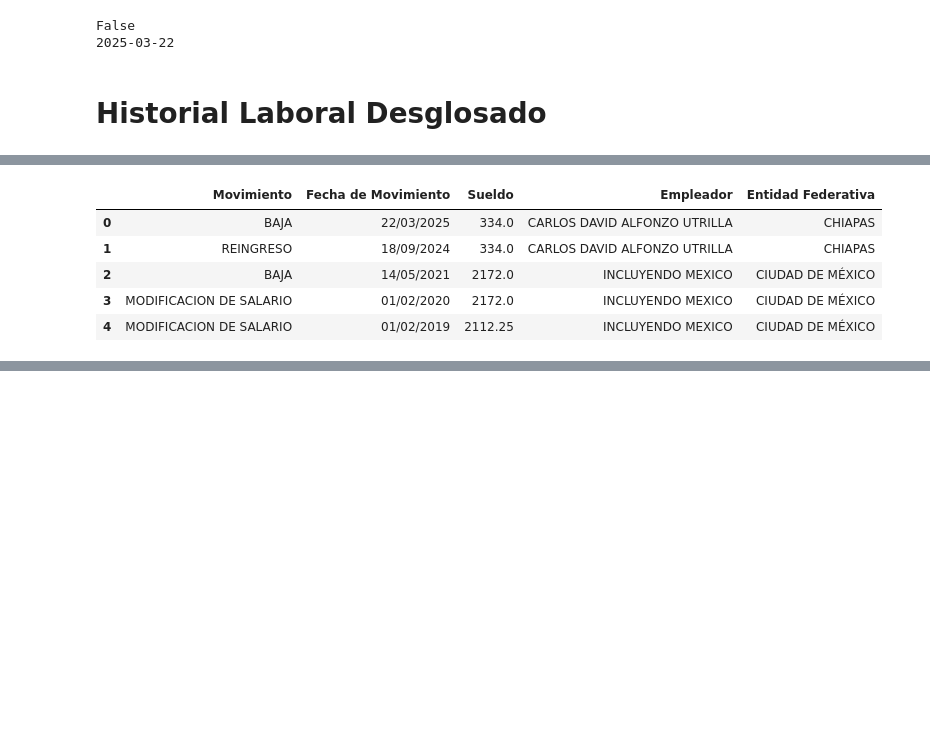
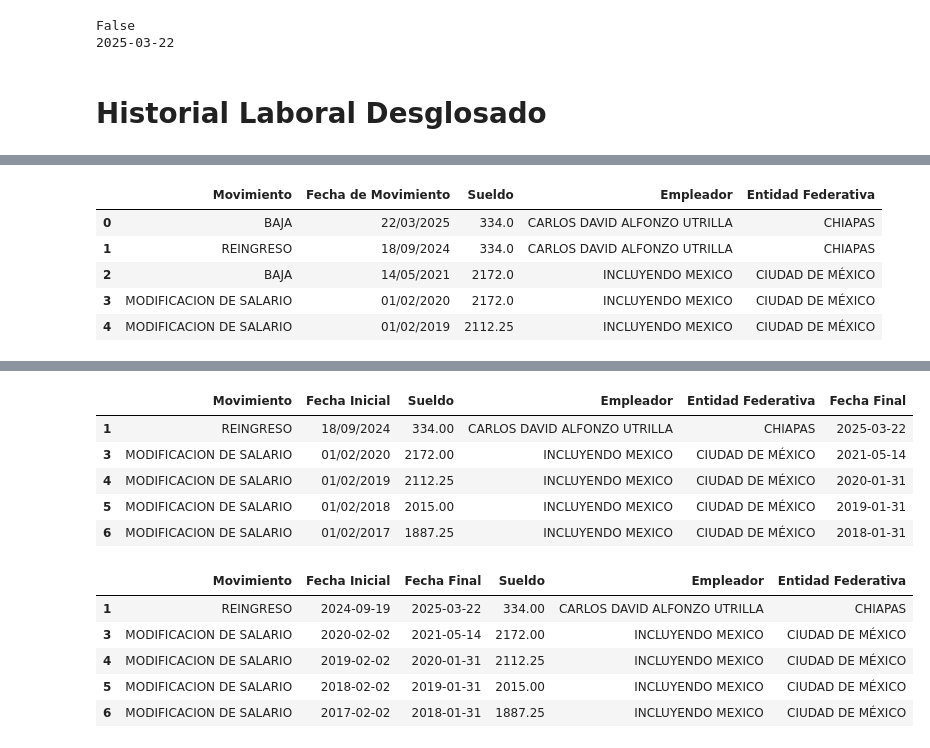
Before and after one commit to Alfonzo1114/streamlit, a Jupyter notebook: pages/Pensiones_V3.ipynb, the cells around one changed output, grey strips where cells are left out. Cells and saved outputs as stored; diff of their text form; code cells hidden in the pictures; blank space fills up the shorter version.

Commit message:
Finished Historial Desglosado function

```diff
--- a/pages/Pensiones_V3.ipynb
+++ b/pages/Pensiones_V3.ipynb
@@ -66,0 +67,9 @@ Martes, 13 de octubre de 1964
+# %%
+def convert_double_currency(value):
+    # We will receive a float value and return a string with $ and 2 decimals
+    return "${:,.2f}".format(value)
+
+# Example usage:
+value = 1234.56
+formatted_value = convert_double_currency(value)
+print(formatted_value)
@@ -402,10 +412,7 @@ def HistorialLaboralTabla(texto):
 
     # Find occurrences of the start and end blocks
     Inicio = [m.start() for m in re.finditer(re.escape(BloqueInicio), texto)]
-    print(Inicio)
     Final = [m.start() for m in re.finditer(re.escape(BloqueFinal), texto)]
-    # print(Final, BloqueFinal in texto)
-    print(texto)
     HistoriaLaboral = []
 
     # Extract information between blocks
@@ -415,8 +422,6 @@ def HistorialLaboralTabla(texto):
         HistoriaLaboral.append(output)
 
     # Initialize an empty DataFrame for the final table
-    HistoriaLaboralTable = pd.DataFrame()
-    # target_strings = {'ALTA', 'REINGRESO', 'MODIFICACION DE SALARIO', 'BAJA'}
     target_strings = {'ALTA', 'REINGRESO', 'MODIFICACION', 'BAJA'}
     Movimiento = list()
     FechaMovimiento = list()
@@ -438,11 +443,12 @@ def HistorialLaboralTabla(texto):
                 Sueldo.append(array[-1])
 
     # Convert 'Sueldo' elements to float before formatting
-    Sueldo_formatted = [float(s) for s in Sueldo]
+    Sueldo_str = [convert_double_currency(float(valor)) for valor in Sueldo]
     HistoriaLaboralTable_str = pd.DataFrame({
         'Movimiento': Movimiento,
+        # We will apply the format_spanish_date function to the list FechaMovimiento
         'Fecha de Movimiento': FechaMovimiento,
-        'Sueldo': Sueldo, #np.vectorize(lambda x: "${:,.2f}".format(x))(Sueldo_formatted),
+        'Sueldo': Sueldo_str,
         'Empleador': Empleador,
         'Entidad Federativa': EntidadFederativa
     })
@@ -450,47 +456,50 @@ def HistorialLaboralTabla(texto):
     HistoriaLaboralTable_str['Entidad Federativa'] = HistoriaLaboralTable_str['Entidad Federativa'].apply(lambda x: " ".join(x))
 
     HistoriaLaboralTable_num = HistoriaLaboralTable_str.copy()
-    HistoriaLaboralTable_num['Sueldo'] = Sueldo_formatted
+
+    HistoriaLaboralTable_str['Fecha de Movimiento'] = [format_spanish_date(date) for date in FechaMovimiento]
+    HistoriaLaboralTable_num['Sueldo'] = Sueldo
     return HistoriaLaboralTable_str, HistoriaLaboralTable_num
 
-HistoriaLaboralTable_str, HistoriaLaboralTable_num = HistorialLaboralTabla(texto)
-def HistorialLaboralDesglosada_fcn(texto, sigueCotizando, FechasUltimaBaja):
-    # Define the search string
-    HistoriaLaboralTable, _ = HistorialLaboralTabla(texto)
+HistoriaLaboralTable_str, HistorialLaboralTable_num = HistorialLaboralTabla(texto)
 
-    from datetime import timedelta
+display(HistorialLaboralTable_num.head())
+display(HistoriaLaboralTable_str.head())
+
+def HistorialLaboralDesglosada_fcn(HistoriaLaboralTable, texto, sigueCotizando, FechasUltimaBaja):
     Bajas = np.where(HistoriaLaboralTable['Movimiento'] == 'BAJA')[0]
     FechaFinal = HistoriaLaboralTable['Fecha de Movimiento'].values
+    # We will apply the convertir_a_fecha function to the list FechaFinal
+    FechaFinal = [convertir_a_fecha(fecha) for fecha in FechaFinal]
 
     for idx in range(len(HistoriaLaboralTable)):
-        FechaFinal[idx] = datetime.strptime(FechaFinal[idx], '%d/%m/%Y').date()
+        # print(FechaFinal[idx], type(FechaFinal[idx]))
         if idx not in Bajas:
             FechaFinal[idx] =  FechaFinal[idx] - timedelta(days=1)
 
-
     FechaFinal = np.roll(FechaFinal, 1)
-
     if sigueCotizando:
         FechaFinal[0] = FechasUltimaBaja
-
+#
     HistoriaLaboralDesglosada = HistoriaLaboralTable.copy()
     HistoriaLaboralDesglosada['Fecha Final'] = FechaFinal
     HistoriaLaboralDesglosada.drop(Bajas, inplace=True)
     HistoriaLaboralDesglosada = HistoriaLaboralDesglosada.rename(columns={"Fecha de Movimiento": "Fecha Inicial"})
 
-    HistoriaLaboralDesglosada["Fecha Inicial"] = pd.to_datetime(HistoriaLaboralDesglosada["Fecha Inicial"], format='%d/%m/%Y')
+    display(HistoriaLaboralDesglosada.head())
+#
+#     HistoriaLaboralDesglosada["Fecha Inicial"] = pd.to_datetime(HistoriaLaboralDesglosada["Fecha Inicial"], format='%d/%m/%Y')
+    HistoriaLaboralDesglosada["Fecha Inicial"] = [convertir_a_fecha(fecha) for fecha in HistoriaLaboralDesglosada["Fecha Inicial"]]
+#
+    HistoriaLaboralDesglosada["Fecha Inicial"] = HistoriaLaboralDesglosada["Fecha Inicial"] + timedelta(days = 1)
 
-    HistoriaLaboralDesglosada["Fecha Inicial"] = HistoriaLaboralDesglosada["Fecha Inicial"] + timedelta(days = 1)
-    # Move the column "FechaFinal" to be after "FechaInicial"
+#     # Move the column "FechaFinal" to be after "FechaInicial"
     cols = list(HistoriaLaboralDesglosada.columns)
     cols.insert(cols.index("Fecha Inicial") + 1, cols.pop(cols.index("Fecha Final")))
     HistoriaLaboralDesglosada = HistoriaLaboralDesglosada[cols]
-    # We will change the date format for the column "Fecha Inicial"
-    HistoriaLaboralDesglosada['Fecha Inicial'] = pd.to_datetime(HistoriaLaboralDesglosada['Fecha Inicial'], format='%d/%m/%Y').dt.date
     return HistoriaLaboralDesglosada
+#
+HistoriaLaboralTable = HistorialLaboralDesglosada_fcn(HistoriaLaboralTable_num, texto, sigueCotizando, fechasUltimaBaja)
 
-HistoriaLaboralTable = HistorialLaboralDesglosada_fcn(texto, sigueCotizando, fechasUltimaBaja)
-
-print("Historial Laboral:")
-HistoriaLaboralTable_str.head()
+display(HistoriaLaboralTable.head())
 # %% [output]
@@ -519,0 +518,12 @@ Historial Laboral:
+|  | Movimiento | Fecha Inicial | Sueldo | Empleador | Entidad Federativa | Fecha Final |
+| 1 | REINGRESO | 18/09/2024 | 334.00 | CARLOS DAVID ALFONZO UTRILLA | CHIAPAS | 2025-03-22 |
+| 3 | MODIFICACION DE SALARIO | 01/02/2020 | 2172.00 | INCLUYENDO MEXICO | CIUDAD DE MÉXICO | 2021-05-14 |
+| 4 | MODIFICACION DE SALARIO | 01/02/2019 | 2112.25 | INCLUYENDO MEXICO | CIUDAD DE MÉXICO | 2020-01-31 |
+| 5 | MODIFICACION DE SALARIO | 01/02/2018 | 2015.00 | INCLUYENDO MEXICO | CIUDAD DE MÉXICO | 2019-01-31 |
+| 6 | MODIFICACION DE SALARIO | 01/02/2017 | 1887.25 | INCLUYENDO MEXICO | CIUDAD DE MÉXICO | 2018-01-31 |
+|  | Movimiento | Fecha Inicial | Fecha Final | Sueldo | Empleador | Entidad Federativa |
+| 1 | REINGRESO | 2024-09-19 | 2025-03-22 | 334.00 | CARLOS DAVID ALFONZO UTRILLA | CHIAPAS |
+| 3 | MODIFICACION DE SALARIO | 2020-02-02 | 2021-05-14 | 2172.00 | INCLUYENDO MEXICO | CIUDAD DE MÉXICO |
+| 4 | MODIFICACION DE SALARIO | 2019-02-02 | 2020-01-31 | 2112.25 | INCLUYENDO MEXICO | CIUDAD DE MÉXICO |
+| 5 | MODIFICACION DE SALARIO | 2018-02-02 | 2019-01-31 | 2015.00 | INCLUYENDO MEXICO | CIUDAD DE MÉXICO |
+| 6 | MODIFICACION DE SALARIO | 2017-02-02 | 2018-01-31 | 1887.25 | INCLUYENDO MEXICO | CIUDAD DE MÉXICO |
```
Also changed, not shown: parts of 4 cells of this notebook.
